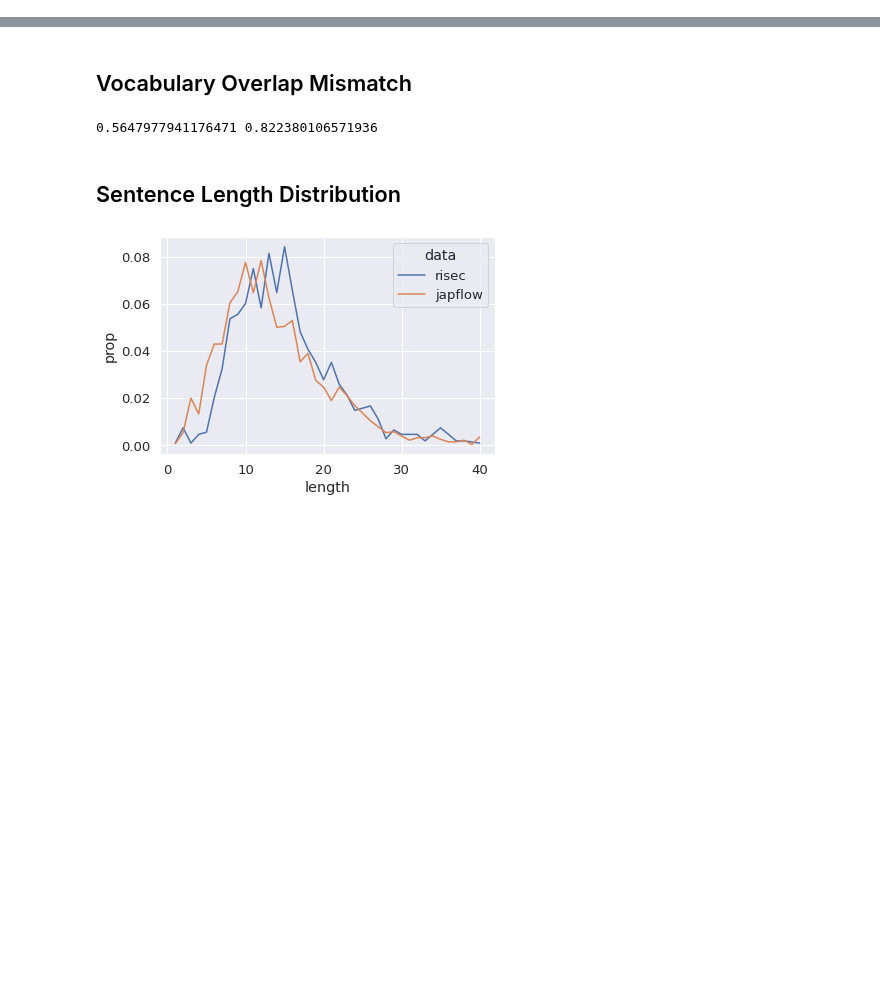
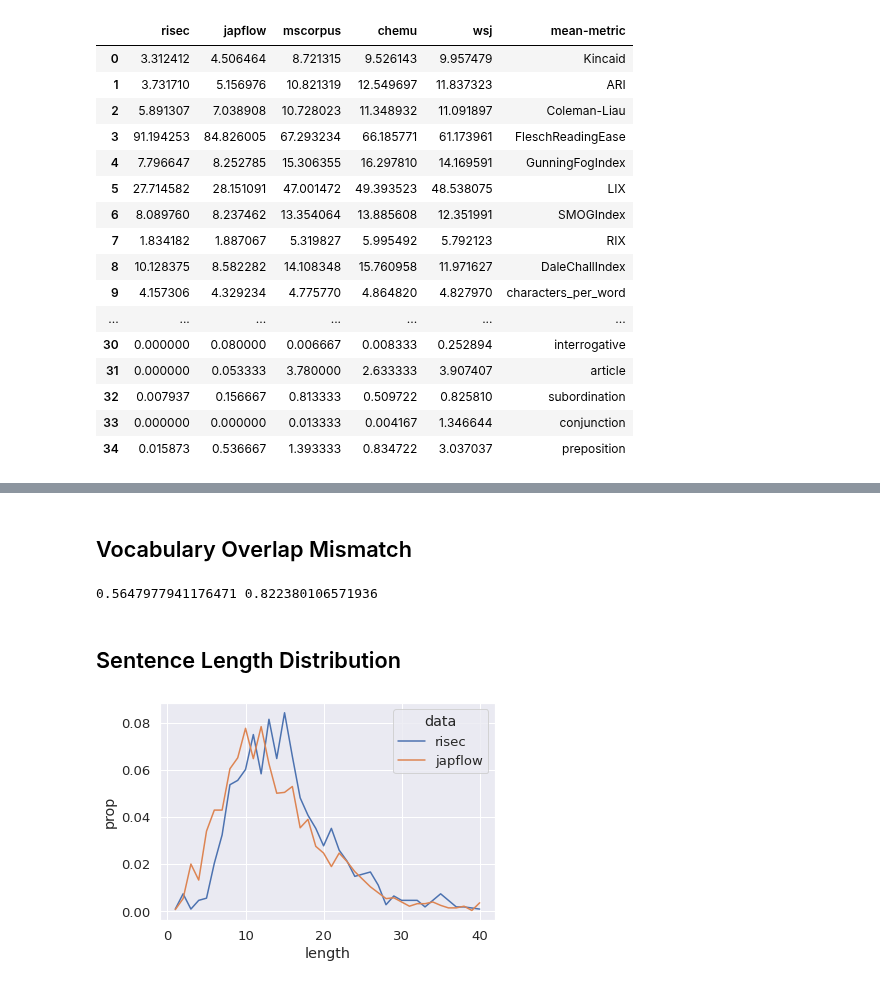
Before and after one commit to ShoRit/flow_graphs, a Jupyter notebook: code/error_analysis.ipynb, the cells around one changed output, grey strips where cells are left out. Cells and saved outputs as stored; diff of their text form; code cells hidden in the pictures; blank space fills up the shorter version.

```diff
--- a/code/error_analysis.ipynb
+++ b/code/error_analysis.ipynb
@@ -5,3 +5,10 @@ nlp = spacy.load("en_core_sci_md")
 
 japflow_data = json.load(open('../data/japflow/all.json'))
 risec_data   = json.load(open('../data/risec/train.json'))
+# %%
+from helper import *
+import stanza
+import readability
+stanza.download('en')
+nlp = stanza.Pipeline('en')
+datasets = ['risec','japflow','mscorpus','chemu','wsj']
@@ -7,0 +65,4 @@ risec_data   = json.load(open('../data/risec/train.json'))
+# %%
+for dataset in depscores:
+    print(dataset+ '\t', np.mean(depscores[dataset]['mdd']), np.mean(depscores[dataset]['mhd']),
+        np.median(depscores[dataset]['mdd']), np.median(depscores[dataset]['mhd']))
@@ -7,0 +77,16 @@ risec_data   = json.load(open('../data/risec/train.json'))
+# %%
+import pandas as pd
+reading_scores = ddict(list)
+all_metrics    = ddict(lambda: ddict(int))
+
+nlp       =  stanza.Pipeline(lang='en', processors='tokenize')
+readability_scores = ddict(lambda: ddict(lambda: ddict(list)))
+for dataset in datasets:
+    all_data    = json.load(open(f'../data/{dataset}/train.json'))
+    for elem in tqdm(all_data):
+        doc     = nlp(elem['text'])
+        text    = '\n'.join([sent.text for sent in doc.sentences])
+        results = readability.getmeasures(text, lang='en')
+        for metric in results:
+            for submetric in results[metric]:
+                readability_scores[metric][submetric][dataset].append(results[metric][submetric])
@@ -7,0 +104,28 @@ risec_data   = json.load(open('../data/risec/train.json'))
+# %%
+for metric in readability_scores:
+    for submetric in readability_scores[metric]:
+        for dataset in readability_scores[metric][submetric]:
+            val =  np.mean(readability_scores[metric][submetric][dataset])
+            reading_scores[dataset].append(val)
+        reading_scores['mean-metric'].append(submetric)
+
+read_df = pd.DataFrame(reading_scores)
+display(read_df)
+# %% [output]
+|  | risec | japflow | mscorpus | chemu | wsj | mean-metric |
+| 0 | 3.312412 | 4.506464 | 8.721315 | 9.526143 | 9.957479 | Kincaid |
+| 1 | 3.731710 | 5.156976 | 10.821319 | 12.549697 | 11.837323 | ARI |
+| 2 | 5.891307 | 7.038908 | 10.728023 | 11.348932 | 11.091897 | Coleman-Liau |
+| 3 | 91.194253 | 84.826005 | 67.293234 | 66.185771 | 61.173961 | FleschReadingEase |
+| 4 | 7.796647 | 8.252785 | 15.306355 | 16.297810 | 14.169591 | GunningFogIndex |
+| 5 | 27.714582 | 28.151091 | 47.001472 | 49.393523 | 48.538075 | LIX |
+| 6 | 8.089760 | 8.237462 | 13.354064 | 13.885608 | 12.351991 | SMOGIndex |
+| 7 | 1.834182 | 1.887067 | 5.319827 | 5.995492 | 5.792123 | RIX |
+| 8 | 10.128375 | 8.582282 | 14.108348 | 15.760958 | 11.971627 | DaleChallIndex |
+| 9 | 4.157306 | 4.329234 | 4.775770 | 4.864820 | 4.827970 | characters_per_word |
+| ... | ... | ... | ... | ... | ... | ... |
+| 30 | 0.000000 | 0.080000 | 0.006667 | 0.008333 | 0.252894 | interrogative |
+| 31 | 0.000000 | 0.053333 | 3.780000 | 2.633333 | 3.907407 | article |
+| 32 | 0.007937 | 0.156667 | 0.813333 | 0.509722 | 0.825810 | subordination |
+| 33 | 0.000000 | 0.000000 | 0.013333 | 0.004167 | 1.346644 | conjunction |
+| 34 | 0.015873 | 0.536667 | 1.393333 | 0.834722 | 3.037037 | preposition |
```
Also changed, not shown: parts of 32 cells of this notebook, 9 other files.
